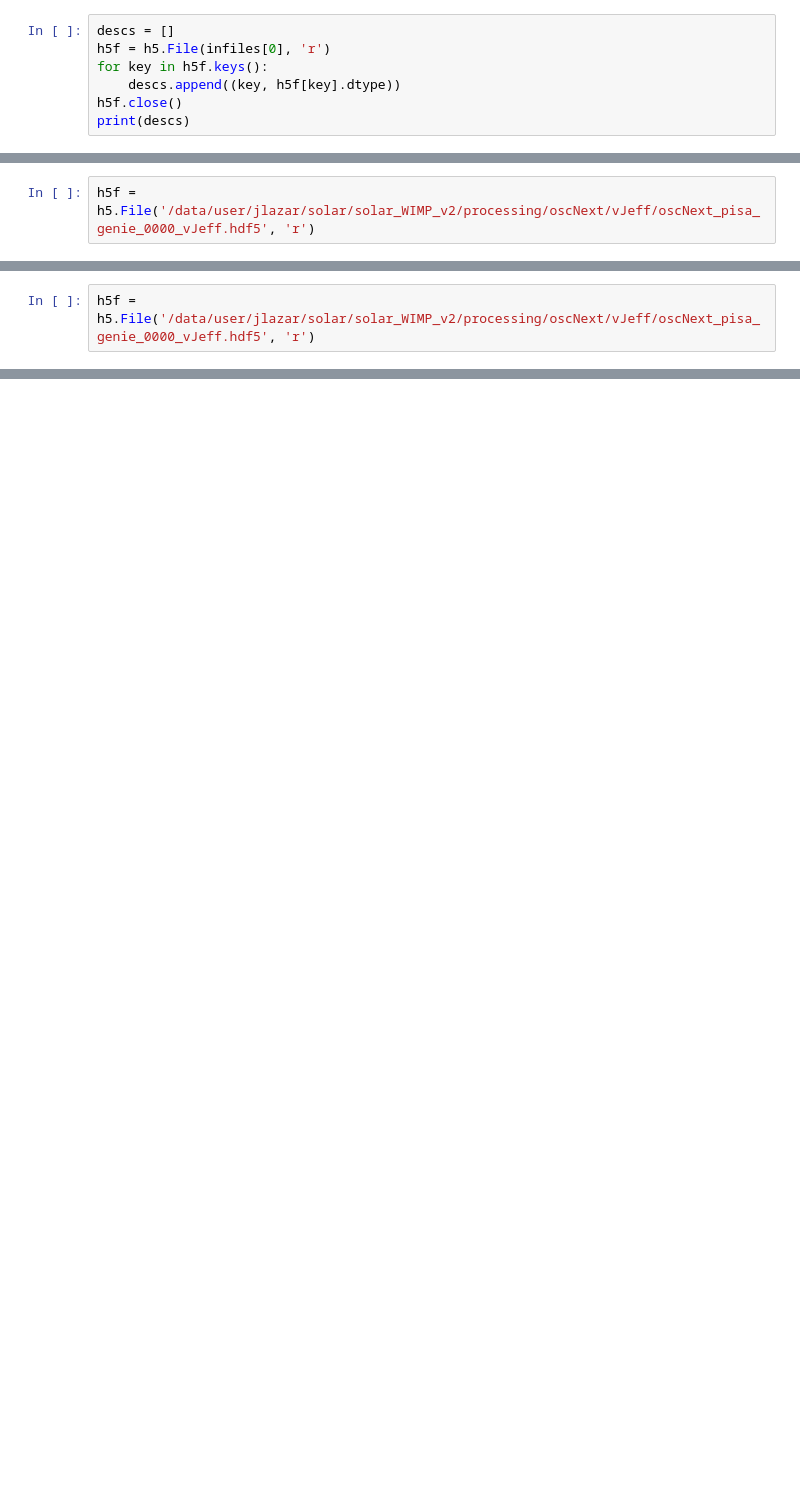
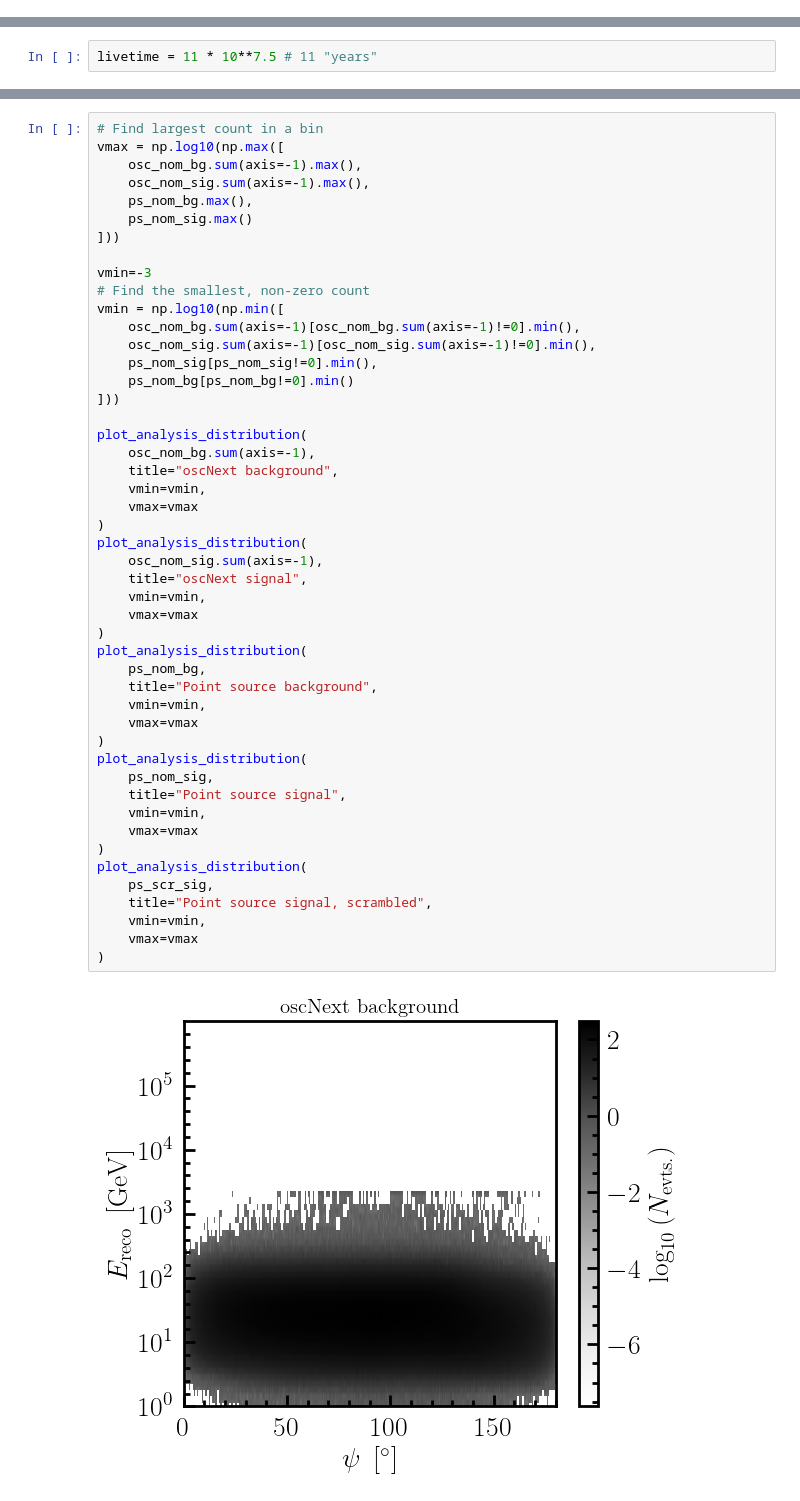
Before and after one commit to jlazar17/solar_WIMP_v2, a Jupyter notebook: notebooks/event_distributions.ipynb, the cells around one changed output, grey strips where cells are left out. Drawn from its saved outputs; the diff is of its cells as text; blank space fills up the shorter version.

```diff
--- a/notebooks/event_distributions.ipynb
+++ b/notebooks/event_distributions.ipynb
@@ -849,7 +0,0 @@ print(n)
-# %%
-descs = []
-h5f = h5.File(infiles[0], 'r')
-for key in h5f.keys():
-    descs.append((key, h5f[key].dtype))
-h5f.close()
-print(descs)
@@ -1127,2 +0,0 @@ import h5py as h5
-# %%
-h5f = h5.File('/data/user/jlazar/solar/solar_WIMP_v2/processing/oscNext/vJeff/oscNext_pisa_genie_0000_vJeff.hdf5', 'r')
@@ -1431,2 +0,0 @@ import h5py as h5
-# %%
-h5f = h5.File('/data/user/jlazar/solar/solar_WIMP_v2/processing/oscNext/vJeff/oscNext_pisa_genie_0000_vJeff.hdf5', 'r')
@@ -1505,0 +20,2 @@ plt.show()
+# %%
+livetime = 11 * 10**7.5 # 11 "years"
@@ -1505,0 +142,50 @@ plt.show()
+# %%
+# Find largest count in a bin
+vmax = np.log10(np.max([
+    osc_nom_bg.sum(axis=-1).max(),
+    osc_nom_sig.sum(axis=-1).max(),
+    ps_nom_bg.max(),
+    ps_nom_sig.max()
+]))
+
+vmin=-3
+# Find the smallest, non-zero count
+vmin = np.log10(np.min([
+    osc_nom_bg.sum(axis=-1)[osc_nom_bg.sum(axis=-1)!=0].min(),
+    osc_nom_sig.sum(axis=-1)[osc_nom_sig.sum(axis=-1)!=0].min(),
+    ps_nom_sig[ps_nom_sig!=0].min(),
+    ps_nom_bg[ps_nom_bg!=0].min()
+]))
+
+plot_analysis_distribution(
+    osc_nom_bg.sum(axis=-1),
+    title="oscNext background",
+    vmin=vmin,
+    vmax=vmax
+)
+plot_analysis_distribution(
+    osc_nom_sig.sum(axis=-1),
+    title="oscNext signal",
+    vmin=vmin,
+    vmax=vmax
+)
+plot_analysis_distribution(
+    ps_nom_bg,
+    title="Point source background",
+    vmin=vmin,
+    vmax=vmax
+)
+plot_analysis_distribution(
+    ps_nom_sig,
+    title="Point source signal",
+    vmin=vmin,
+    vmax=vmax
+)
+plot_analysis_distribution(
+    ps_scr_sig,
+    title="Point source signal, scrambled",
+    vmin=vmin,
+    vmax=vmax
+)
+# %% [output]
+[figure, added]
```
Also changed, not shown: parts of 92 cells of this notebook, 4 other files.
